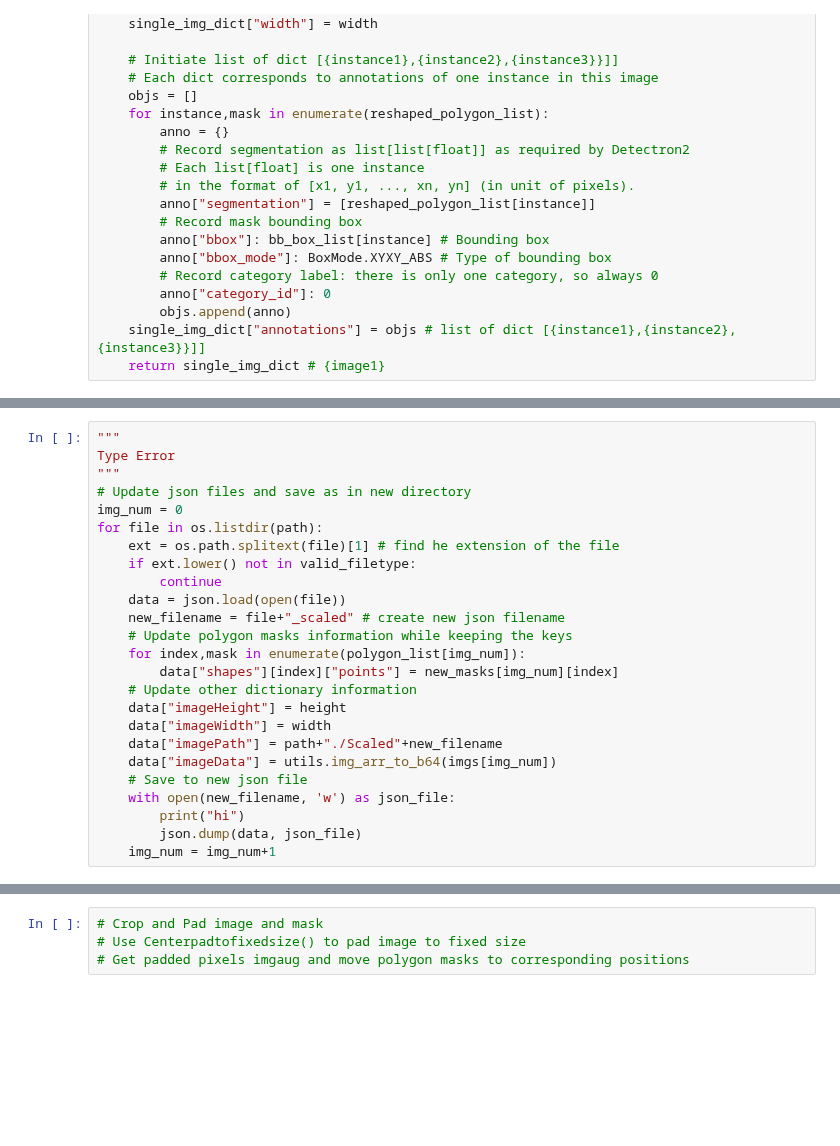
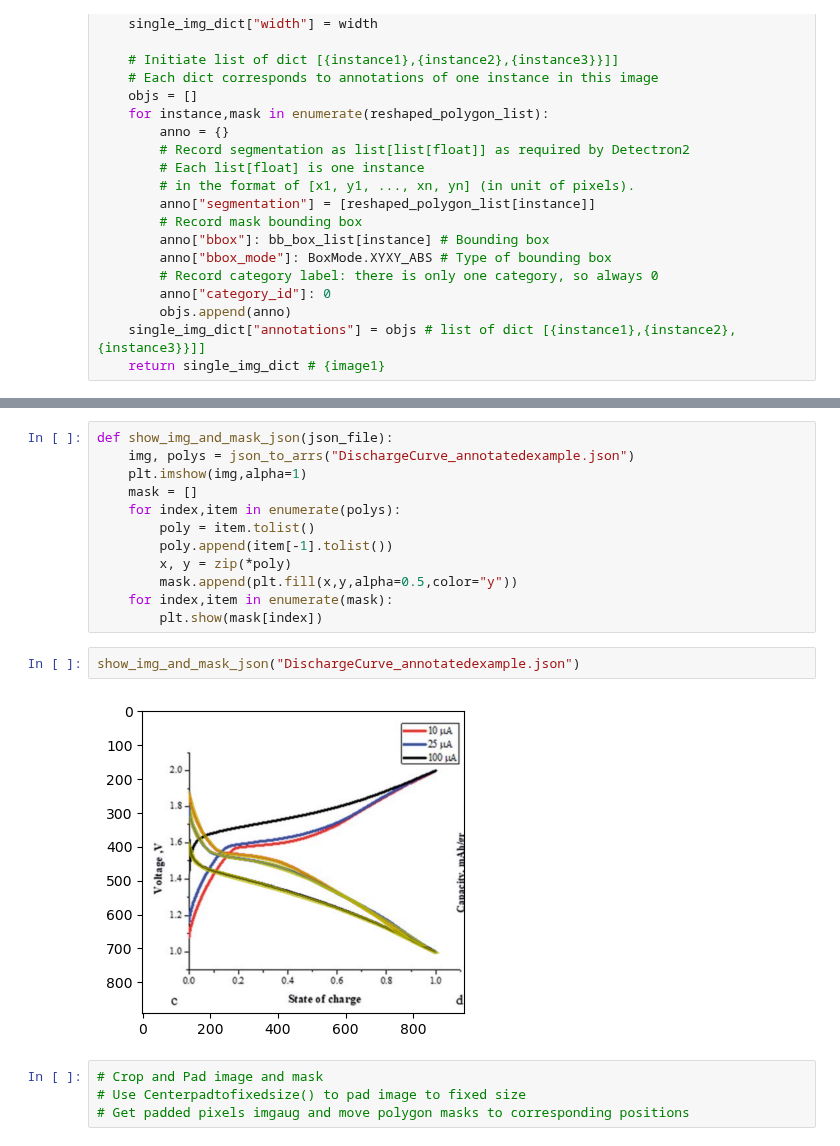
Before and after one commit to DataYoink/DataYoink, a Jupyter notebook: Example Dataset/Dataset_Cleanup.ipynb, the cells around one changed output, grey strips where cells are left out. Drawn from its saved outputs; the diff is of its cells as text; blank space fills up the shorter version.

```diff
--- a/Example Dataset/Dataset_Cleanup.ipynb
+++ b/Example Dataset/Dataset_Cleanup.ipynb
@@ -386,25 +130,0 @@ iscrowd is 0 because our mango detection is a single object segmentation
-# %%
-"""
-Type Error
-"""
-# Update json files and save as in new directory
-img_num = 0
-for file in os.listdir(path):
-    ext = os.path.splitext(file)[1] # find he extension of the file
-    if ext.lower() not in valid_filetype:
-        continue
-    data = json.load(open(file))
-    new_filename = file+"_scaled" # create new json filename
-    # Update polygon masks information while keeping the keys
-    for index,mask in enumerate(polygon_list[img_num]):
-        data["shapes"][index]["points"] = new_masks[img_num][index]
-    # Update other dictionary information
-    data["imageHeight"] = height
-    data["imageWidth"] = width
-    data["imagePath"] = path+"./Scaled"+new_filename
-    data["imageData"] = utils.img_arr_to_b64(imgs[img_num])
-    # Save to new json file
-    with open(new_filename, 'w') as json_file:
-        print("hi")
-        json.dump(data, json_file)
-    img_num = img_num+1
@@ -430,3 +156,19 @@ utils.img_arr_to_b64(imgs[img_num])
+# %%
+def show_img_and_mask_json(json_file):
+    img, polys = json_to_arrs("DischargeCurve_annotatedexample.json")
+    plt.imshow(img,alpha=1)
+    mask = []
+    for index,item in enumerate(polys):
+        poly = item.tolist()
+        poly.append(item[-1].tolist())
+        x, y = zip(*poly)
+        mask.append(plt.fill(x,y,alpha=0.5,color="y"))
+    for index,item in enumerate(mask):
+        plt.show(mask[index])
+# %%
+show_img_and_mask_json("DischargeCurve_annotatedexample.json")
+# %% [output]
+[figure, added]
 # %%
 # Crop and Pad image and mask
 # Use Centerpadtofixedsize() to pad image to fixed size
```
Also changed, not shown: parts of 16 cells of this notebook, 4 other files.
